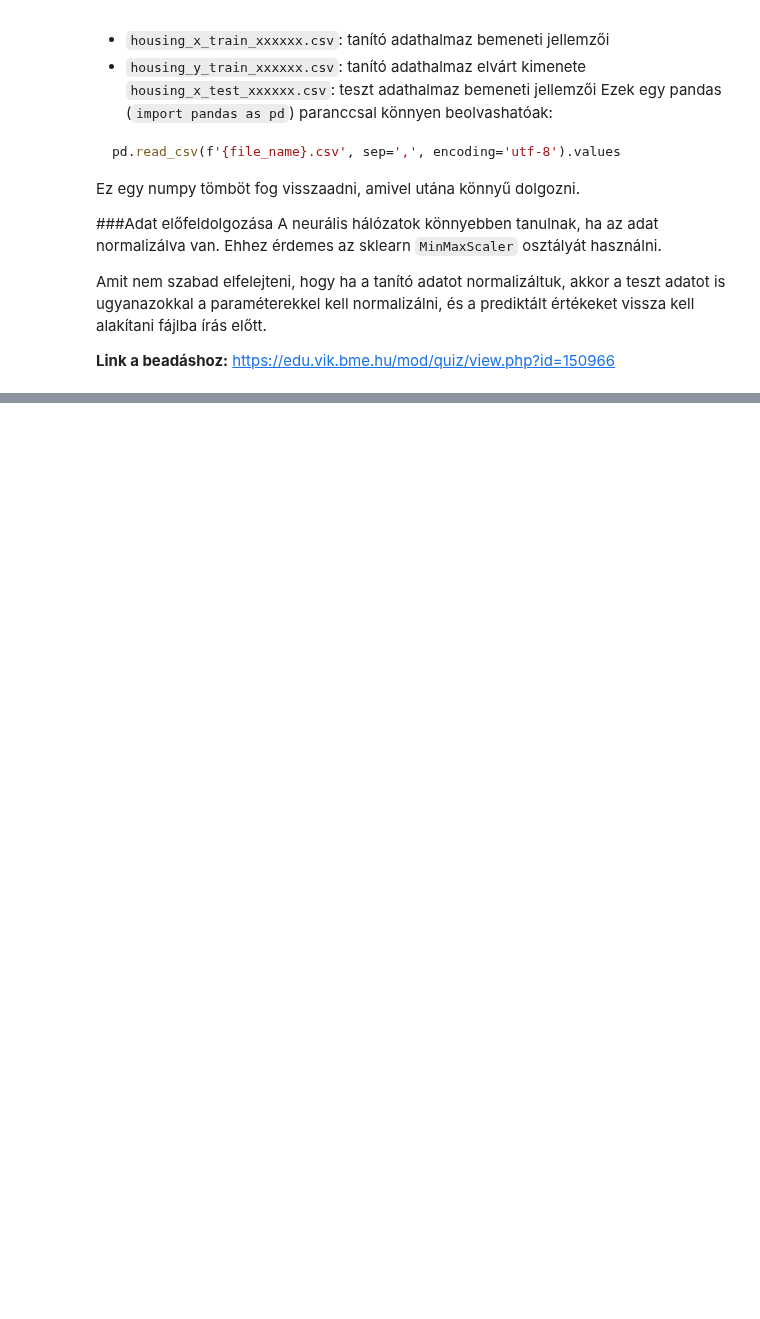
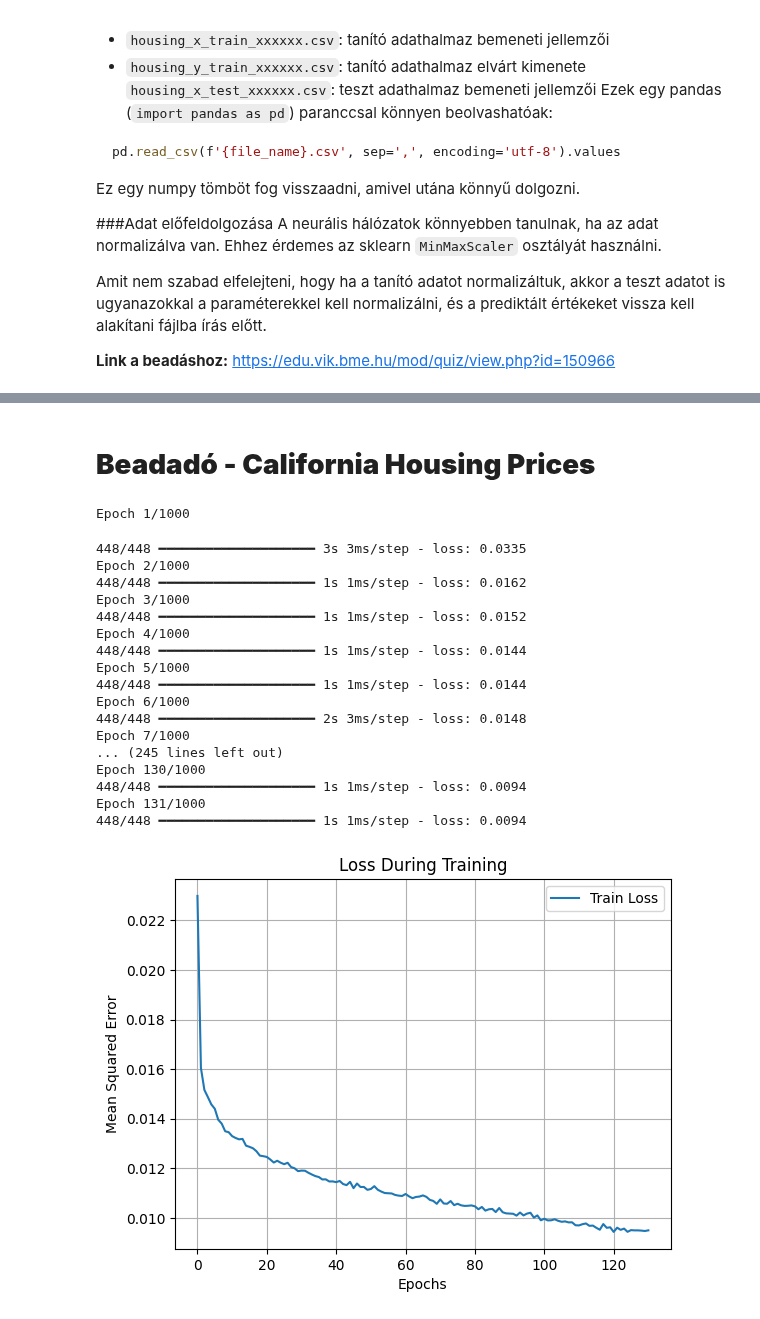
Before and after one commit to BrMrtn/GoogleColab, a Jupyter notebook: MI/BSc_MI_labor_5_Regresszios_modellek_es_neuralis_halok_2024_hallgatoi.ipynb, the cells around one changed output, grey strips where cells are left out. Saved outputs shown, nothing was run; the diff lists cells and outputs as text; code cells hidden in the pictures; blank space fills up the shorter version.

```diff
--- a/MI/BSc_MI_labor_5_Regresszios_modellek_es_neuralis_halok_2024_hallgatoi.ipynb
+++ b/MI/BSc_MI_labor_5_Regresszios_modellek_es_neuralis_halok_2024_hallgatoi.ipynb
@@ -869,3 +869,79 @@ Amit nem szabad elfelejteni, hogy ha a tanító adatot normalizáltuk, akkor a t
 
 
 ![](https://i.imgur.com/5WoGLEi.png)
+# %% [markdown]
+# **Beadadó - California Housing Prices**
+# %%
+import numpy as np
+import pandas as pd
+from sklearn.preprocessing import MinMaxScaler
+from tensorflow.keras.models import Sequential
+from tensorflow.keras.layers import Dense
+from tensorflow.keras.callbacks import EarlyStopping
+import matplotlib.pyplot as plt
+
+# 1. Adatok beolvasása
+x_train = pd.read_csv('housing_x_train_d3d944.csv', sep=',', encoding='utf-8').values
+y_train = pd.read_csv('housing_y_train_d3d944.csv', sep=',', encoding='utf-8').values
+x_test = pd.read_csv('housing_x_test_d3d944.csv', sep=',', encoding='utf-8').values
+
+# 2. Normalizálás MinMaxScaler segítségével
+scaler_x = MinMaxScaler()
+x_train_scaled = scaler_x.fit_transform(x_train)
+x_test_scaled = scaler_x.transform(x_test)
+
+scaler_y = MinMaxScaler()
+y_train_scaled = scaler_y.fit_transform(y_train)
+
+# 3. Modell felépítése
+model = Sequential([
+    Dense(64, activation='relu', input_shape=(x_train_scaled.shape[1],)),
+    Dense(32, activation='relu'),
+    Dense(1)  # Egyetlen kimeneti neuron
+])
+
+early_stopping = EarlyStopping(monitor='loss', patience=10, restore_best_weights=True)
+
+# 4. Modell összeállítása és tanítása
+model.compile(optimizer='adam', loss='mean_squared_error')
+history = model.fit(x_train_scaled, y_train_scaled, epochs=1000, batch_size=32, verbose=1, callbacks=[early_stopping])
+
+# 5. Loss függvény kirajzolása
+plt.plot(history.history['loss'], label='Train Loss')
+plt.title('Loss During Training')
+plt.xlabel('Epochs')
+plt.ylabel('Mean Squared Error')
+plt.legend()
+plt.grid(True)
+plt.show()
+
+# 6. Predikció készítése
+y_pred_scaled = model.predict(x_test_scaled)
+
+# Az eredeti skálára visszaalakítás
+y_pred = scaler_y.inverse_transform(y_pred_scaled)
+
+# 7. Eredmények mentése
+np.savetxt('housing_y_test.csv', y_pred, delimiter=",", fmt="%g")
+
+print("A predikciók mentése megtörtént a 'housing_y_test.csv' fájlba.")
+# %% [output]
+Epoch 1/1000
+448/448 ━━━━━━━━━━━━━━━━━━━━ 3s 3ms/step - loss: 0.0335
+Epoch 2/1000
+448/448 ━━━━━━━━━━━━━━━━━━━━ 1s 1ms/step - loss: 0.0162
+Epoch 3/1000
+448/448 ━━━━━━━━━━━━━━━━━━━━ 1s 1ms/step - loss: 0.0152
+Epoch 4/1000
+448/448 ━━━━━━━━━━━━━━━━━━━━ 1s 1ms/step - loss: 0.0144
+Epoch 5/1000
+448/448 ━━━━━━━━━━━━━━━━━━━━ 1s 1ms/step - loss: 0.0144
+Epoch 6/1000
+448/448 ━━━━━━━━━━━━━━━━━━━━ 2s 3ms/step - loss: 0.0148
+Epoch 7/1000
+... (245 lines left out)
+Epoch 130/1000
+448/448 ━━━━━━━━━━━━━━━━━━━━ 1s 1ms/step - loss: 0.0094
+Epoch 131/1000
+448/448 ━━━━━━━━━━━━━━━━━━━━ 1s 1ms/step - loss: 0.0094
+[figure, added]
```
Also changed, not shown: parts of 1 cell of this notebook.
